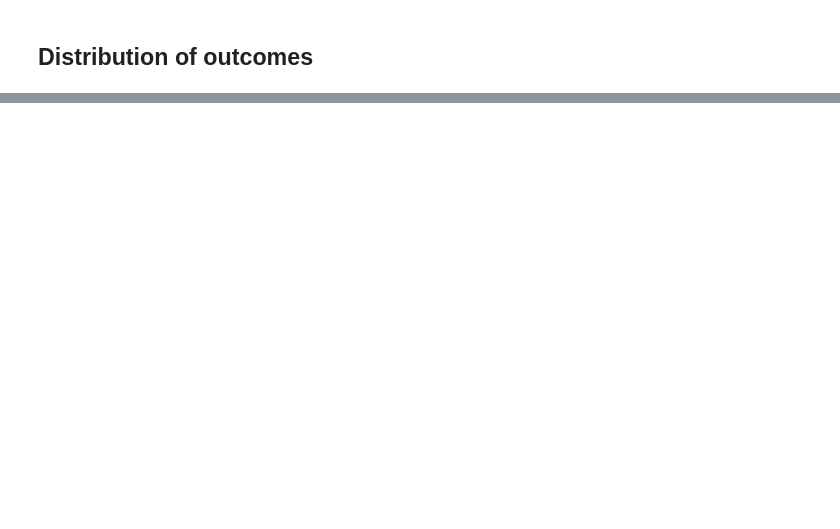
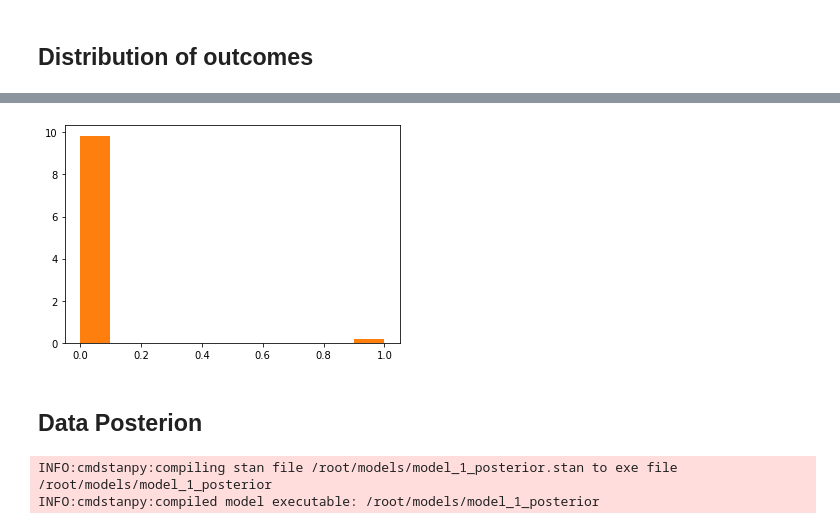
Before and after one commit to SzewczykSzy/DA_Project, a Jupyter notebook: notebook/classification_of_post-vaccination_deaths.ipynb, the cells around one changed output, grey strips where cells are left out. Cells and saved outputs as stored; diff of their text form; code cells hidden in the pictures; blank space fills up the shorter version.

```diff
--- a/notebook/classification_of_post-vaccination_deaths.ipynb
+++ b/notebook/classification_of_post-vaccination_deaths.ipynb
@@ -362,0 +354,8 @@ plt.show()
+# %%
+sim_prior_model_1_2 = sim_data_real.draws_pd()
+
+death_pred_prior_1_2 = sim_data_real.stan_variable("death")
+p_1_2 = sim_data_real.stan_variable("p")
+alpha_1_2 = sim_data_real.stan_variable("alpha")
+beta_age_1_2 = sim_data_real.stan_variable("beta_age")
+beta_sex_1_2 = sim_data_real.stan_variable("beta_sex")
@@ -362,0 +370,14 @@ plt.show()
+# %%
+plt.hist(death_pred_prior_1_2, density=True)
+# plt.hist(p_1_2, density=True)
+plt.hist(df["DIED"], density=True)
+plt.show()
+# %% [output]
+[figure, added]
+# %% [markdown]
+## Data Posterion
+# %%
+model_posterior = CmdStanModel(stan_file='../models/model_1_posterior.stan')
+# %% [output]
+INFO:cmdstanpy:compiling stan file /root/models/model_1_posterior.stan to exe file /root/models/model_1_posterior
+INFO:cmdstanpy:compiled model executable: /root/models/model_1_posterior
```
Also changed, not shown: parts of 58 cells of this notebook, 7 other files.
